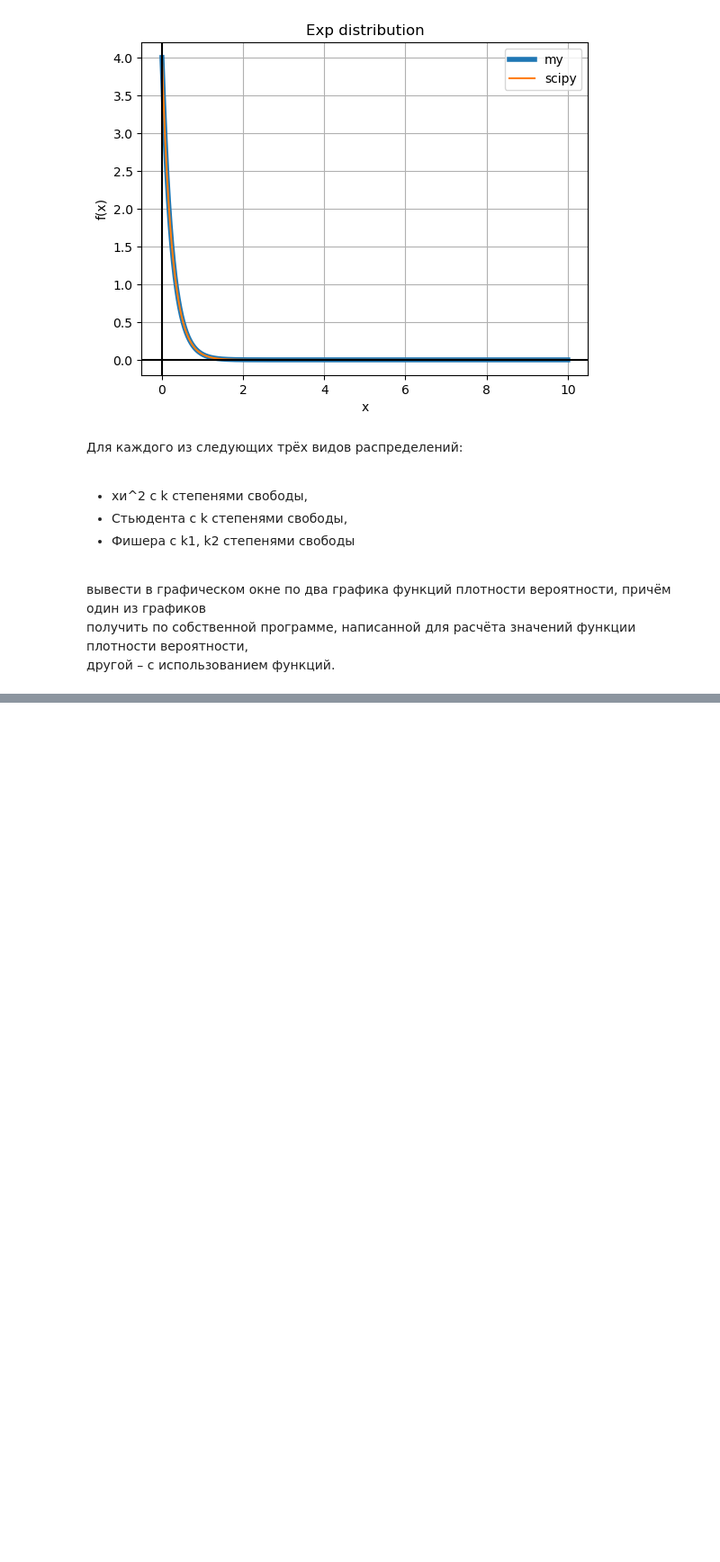
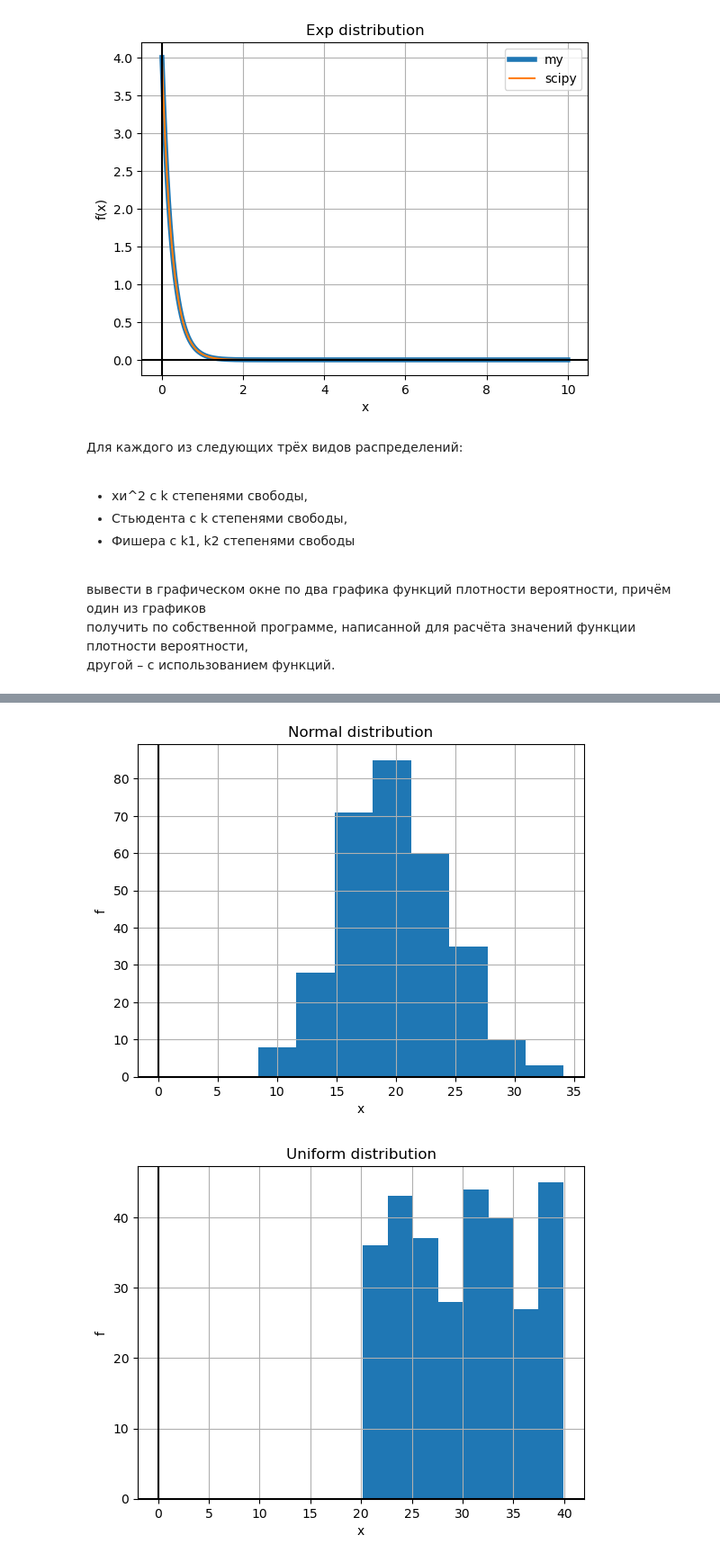
Before and after one commit to Jrvvv/Math_With_Py, a Jupyter notebook: Statistics_and_probability/PL2.ipynb, the cells around one changed output, grey strips where cells are left out. Shown at 90% size. Cells and saved outputs as stored; diff of their text form; code cells hidden in the pictures; blank space fills up the shorter version.

```diff
--- a/Statistics_and_probability/PL2.ipynb
+++ b/Statistics_and_probability/PL2.ipynb
@@ -203,32 +233,58 @@ plt.show()
 # %%
 import numpy as np
 import matplotlib.pyplot as plt
 
 # Нормальное распределение
 m = 20
 sigma = np.sqrt(20)
 norm_arr = np.random.normal(m, sigma, size=(300,))
 plt.hist(norm_arr, bins=8)
-plt.title("Нормальное распределение")
+plt.xlabel('x')
+plt.ylabel('f')
+
+plt.grid('square')
+
+plt.title('Normal distribution')
+
+plt.axhline(y=0, color='k')
+plt.axvline(x=0, color='k')
+
 plt.show()
 
 # Равномерное распределение
 a = 20
 b = 2*a
 unif_arr = np.random.uniform(a, b, size=(300,))
 plt.hist(unif_arr, bins=8)
-plt.title("Равномерное распределение")
+plt.xlabel('x')
+plt.ylabel('f')
+
+plt.grid('square')
+
+plt.title('Uniform distribution')
+
+plt.axhline(y=0, color='k')
+plt.axvline(x=0, color='k')
+
 plt.show()
 
 # Экспоненциальное распределение
-N = 20
-if N < 10:
-    lam = N/2
-elif N <= 20:
-    lam = N/5
-else:
-    lam = N/10
-exp_arr = np.random.exponential(1/lam, size=(300,))
+lam = 4
+
+exp_arr = np.random.exponential(lam, size=(300,))
+
 plt.hist(exp_arr, bins=8)
-plt.title("Экспоненциальное распределение")
+plt.xlabel('x')
+plt.ylabel('f')
+
+plt.grid('square')
+
+plt.title('Exp distribution')
+
+plt.axhline(y=0, color='k')
+plt.axvline(x=0, color='k')
+
 plt.show()
+# %% [output]
+[figure, added]
+[figure, added]
```
Also changed, not shown: parts of 4 cells of this notebook.
